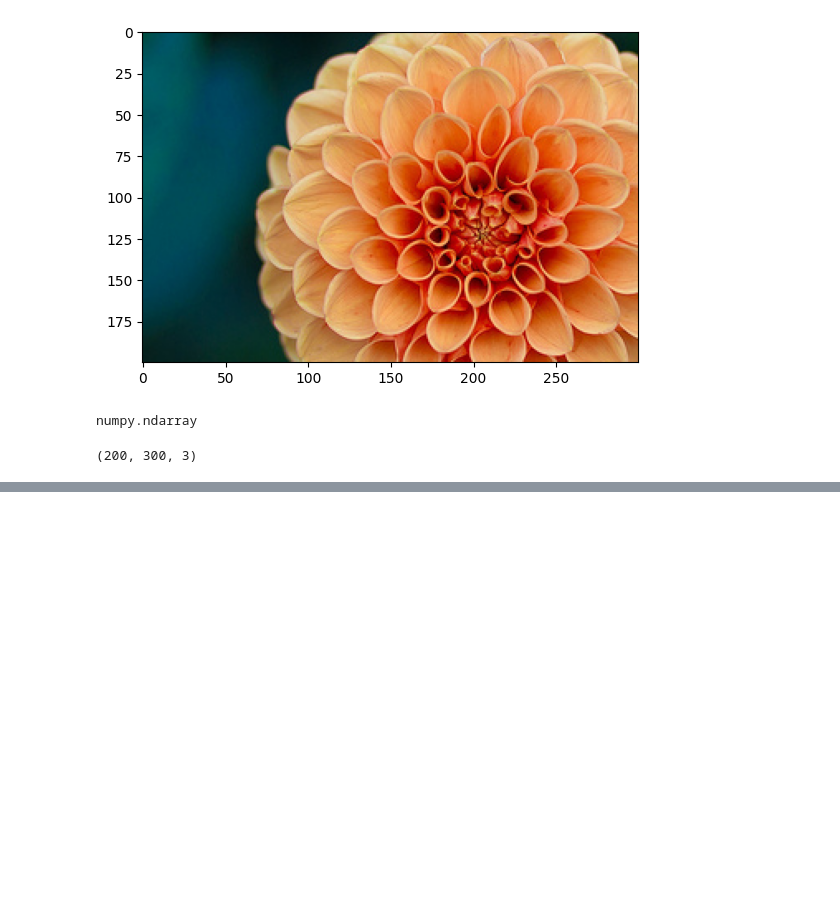
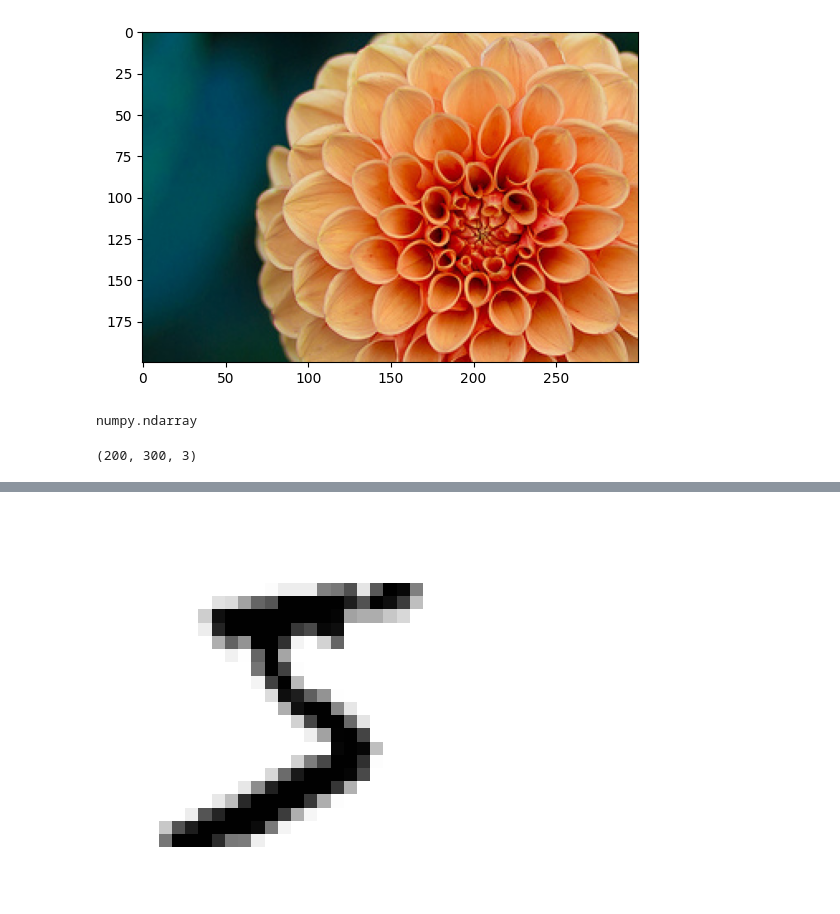
Before and after one commit to kiminhonawa/python, a Jupyter notebook: ml05_mnist.ipynb, the cells around one changed output, grey strips where cells are left out. Cells and saved outputs as stored; diff of their text form; code cells hidden in the pictures; blank space fills up the shorter version.

```diff
--- a/ml05_mnist.ipynb
+++ b/ml05_mnist.ipynb
@@ -97,0 +131,2 @@ img.shape
+# %%
+X = mnist['data'].values.copy()  # 특성 배열
@@ -97,0 +184,6 @@ img.shape
+# %%
+plt.imshow(img, cmap=plt.cm.binary)
+plt.axis('off')
+plt.show()
+# %% [output]
+[figure, added]
```
Also changed, not shown: parts of 18 cells of this notebook.
